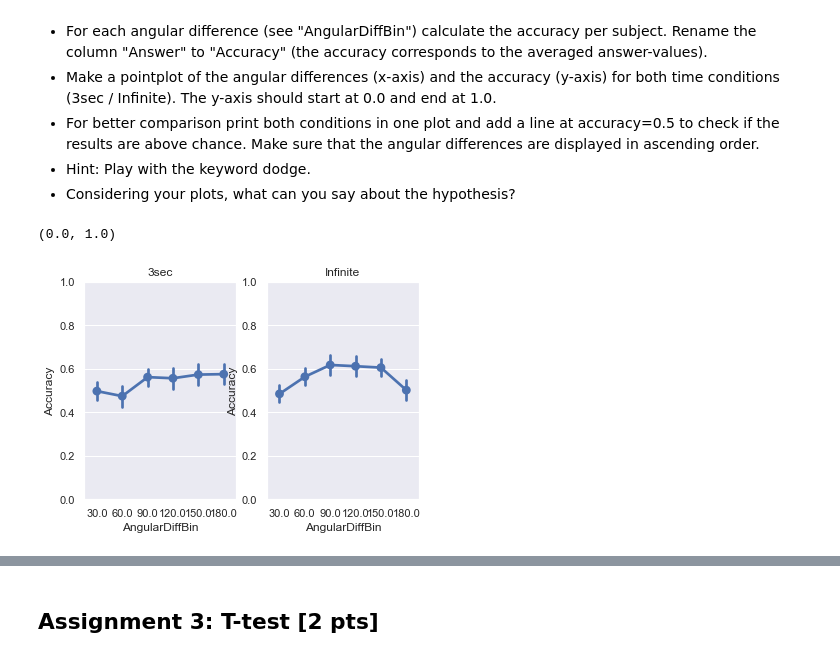
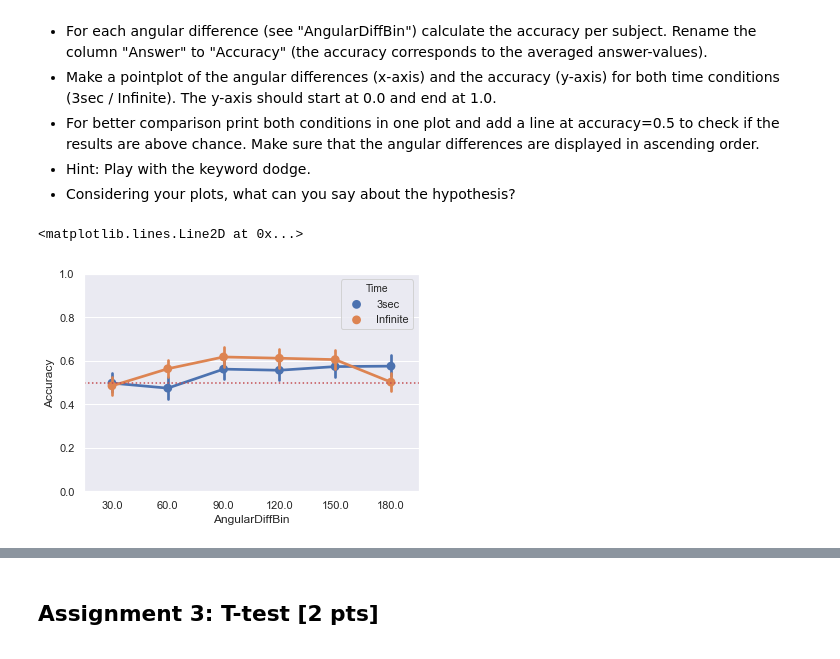
Before and after one commit to NBP-ACC/week-5-acc_9, a Jupyter notebook: sheet03.ipynb, the cells around one changed output, grey strips where cells are left out. Cells and saved outputs as stored; diff of their text form; code cells hidden in the pictures.

Commit message:
hypotheses and plots

```diff
--- a/sheet03.ipynb
+++ b/sheet03.ipynb
@@ -411,30 +410,27 @@ Hypothesis 3: "With each subsequent session subjects get better in performance."
 # %%
 # use data of relative task
 data4 = dataframe_wo_outliers[dataframe_wo_outliers["Task"] == "Relative"]
 
 # create new dataframe to average data
 data4_avg = data[["ReactionTime", "Answer","Time","Subject","AngularDiffBin"]]
 
 #average data grouped by the time conditions
 data4_avg = data4_avg.groupby(["AngularDiffBin","Time","Subject"], as_index=False).mean()
 
 # rename the answer column to accuracy
 data4_avg.rename(columns = {"Answer":"Accuracy"}, inplace=True)
 
-#Initialise Subplottings
-fig, axes = plt.subplots(1, 2)
+#Initialise subplots
+fig, axes = plt.subplots()
+
 #Plot Angulars in contrast to Accuracy
-sns.pointplot(x ="AngularDiffBin", y="Accuracy", data=data4_avg_3sec,ax=axes[0])
-axes[0].set_title('3sec')
+sns.pointplot(x ="AngularDiffBin", y="Accuracy", data=data4_avg, hue="Time")
 
 #set min and max of y axis
-axes[0].set_ylim(bottom=0.0,top=1.0)
+axes.set_ylim(bottom=0.0,top=1.0)
 
-sns.pointplot(x ="AngularDiffBin", y="Accuracy", data=data4_avg_Infinite,ax=axes[1])
-axes[1].set_title('Infinite')
-
-#set min and max of y axis
-axes[1].set_ylim(bottom=0.0,top=1.0)
+# draw line at y = 0.5
+axes.axhline(y=0.5, color='r', linestyle='dotted')
 # %% [output]
-(0.0, 1.0)
+<matplotlib.lines.Line2D at 0x...>
-[figure, old version]
+[figure, new version]
```
Also changed, not shown: parts of 5 cells of this notebook.
